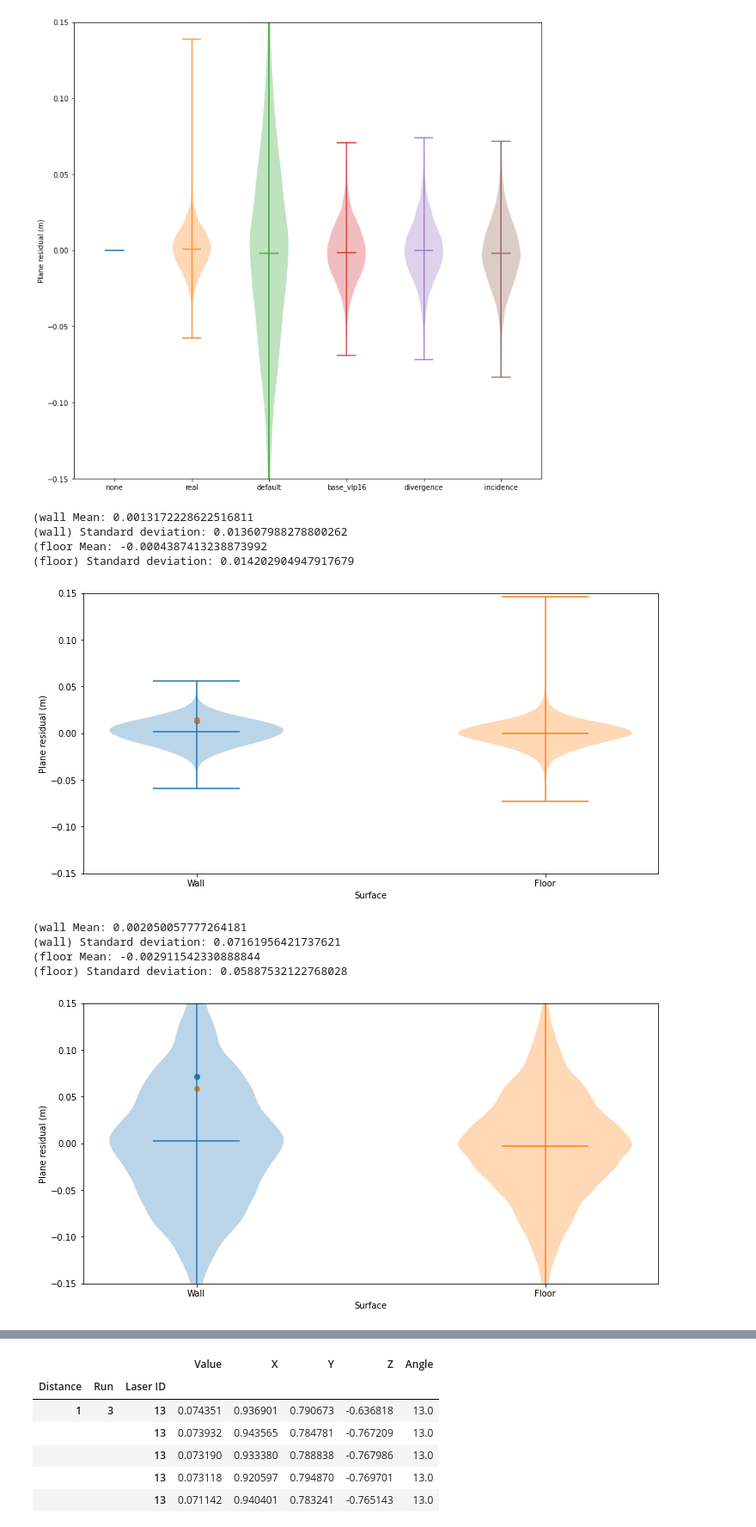
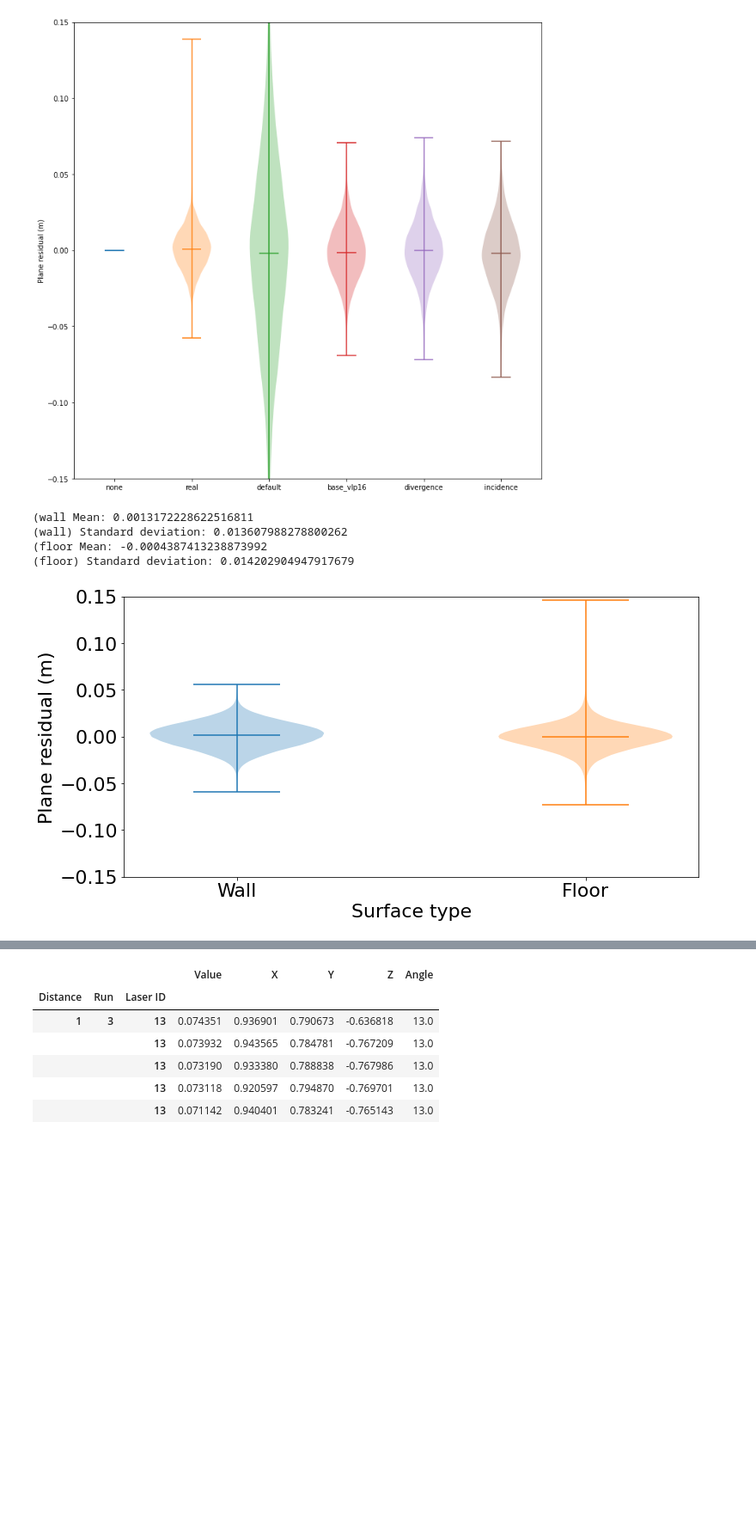
Before and after one commit to branislavjenco/thesis-code, a Jupyter notebook: using-pandas.ipynb, the cells around one changed output, grey strips where cells are left out. Shown: that part at 86% size. Cells and saved outputs as stored; diff of their text form; code cells hidden in the pictures; blank space fills up the shorter version.

```diff
--- a/using-pandas.ipynb
+++ b/using-pandas.ipynb
@@ -5,6 +5,7 @@ from matplotlib import pyplot as plt
 from thesis.utils import laser_angle_to_id
 import seaborn as sns
 from scipy.stats import wasserstein_distance
+plt.rcParams.update({'font.size': 22})
 # %%
 raw = {}
 distances = range(1, 6)
@@ -206,34 +207,27 @@ Earth mover's distance 0.03912839614240897
 # %%
 def plot_violin(data):
     fig = plt.figure()
     fig.set_figwidth(12)
     fig.set_figheight(6)
     for i, kind in enumerate(["wall", "floor"]):
         kind_data = data.loc[kind]
         plt.violinplot(kind_data["Value"], positions=[i],showmeans=True)
-        plt.scatter(y=kind_data["Value"].std(), x=[0])
         print(f"({kind} Mean:", kind_data["Value"].mean())
         print(f"({kind}) Standard deviation:", kind_data["Value"].std())
     plt.xticks([0,1], labels=["Wall", "Floor"])
     plt.ylim(-0.15, 0.15)
-    plt.xlabel("Surface")
+    plt.xlabel("Surface type")
     plt.ylabel("Plane residual (m)")
-    fig.savefig("violins_all.png", bbox_inches='tight', pad_inches=1)
+    fig.savefig("plots/v_real_surface_comparison.png", bbox_inches='tight', pad_inches=1)
     plt.show()
 
 plot_violin(df.query("Error == 'real'"))
-plot_violin(df.query("Error == 'default'"))
 # %% [output]
 (wall Mean: 0.0013172228622516811
 (wall) Standard deviation: 0.013607988278800262
 (floor Mean: -0.0004387413238873992
 (floor) Standard deviation: 0.014202904947917679
-[figure, old version]
+[figure, new version]
-(wall Mean: 0.002050057777264181
-(wall) Standard deviation: 0.07161956421737621
-(floor Mean: -0.002911542330888844
-(floor) Standard deviation: 0.05887532122768028
-[figure, removed]
 # %%
 def plot_violin_per_distance(data, kind):
     kind_data = data.loc[kind]
```
Also changed, not shown: parts of 2 cells of this notebook, 8 other files.
